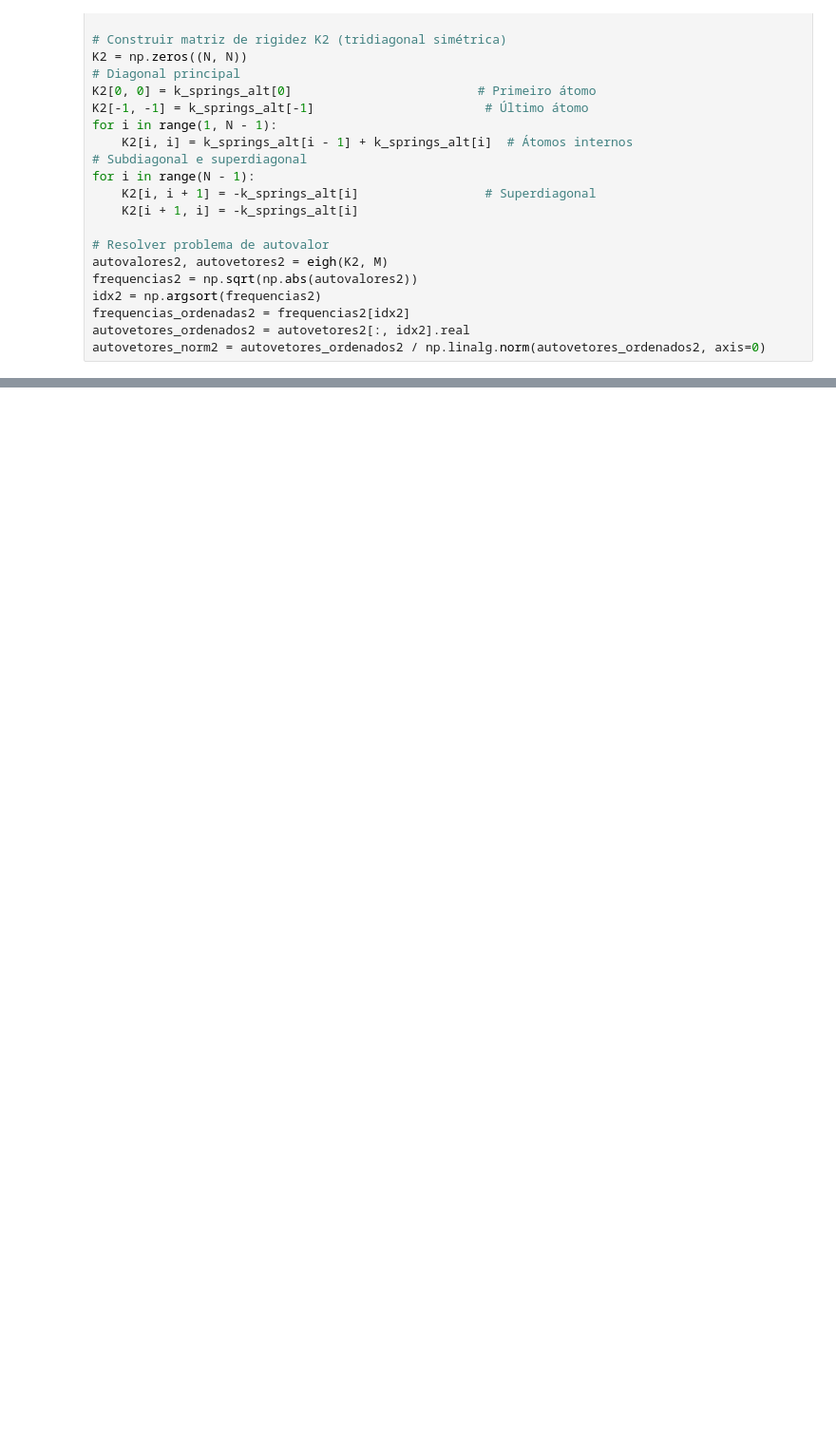
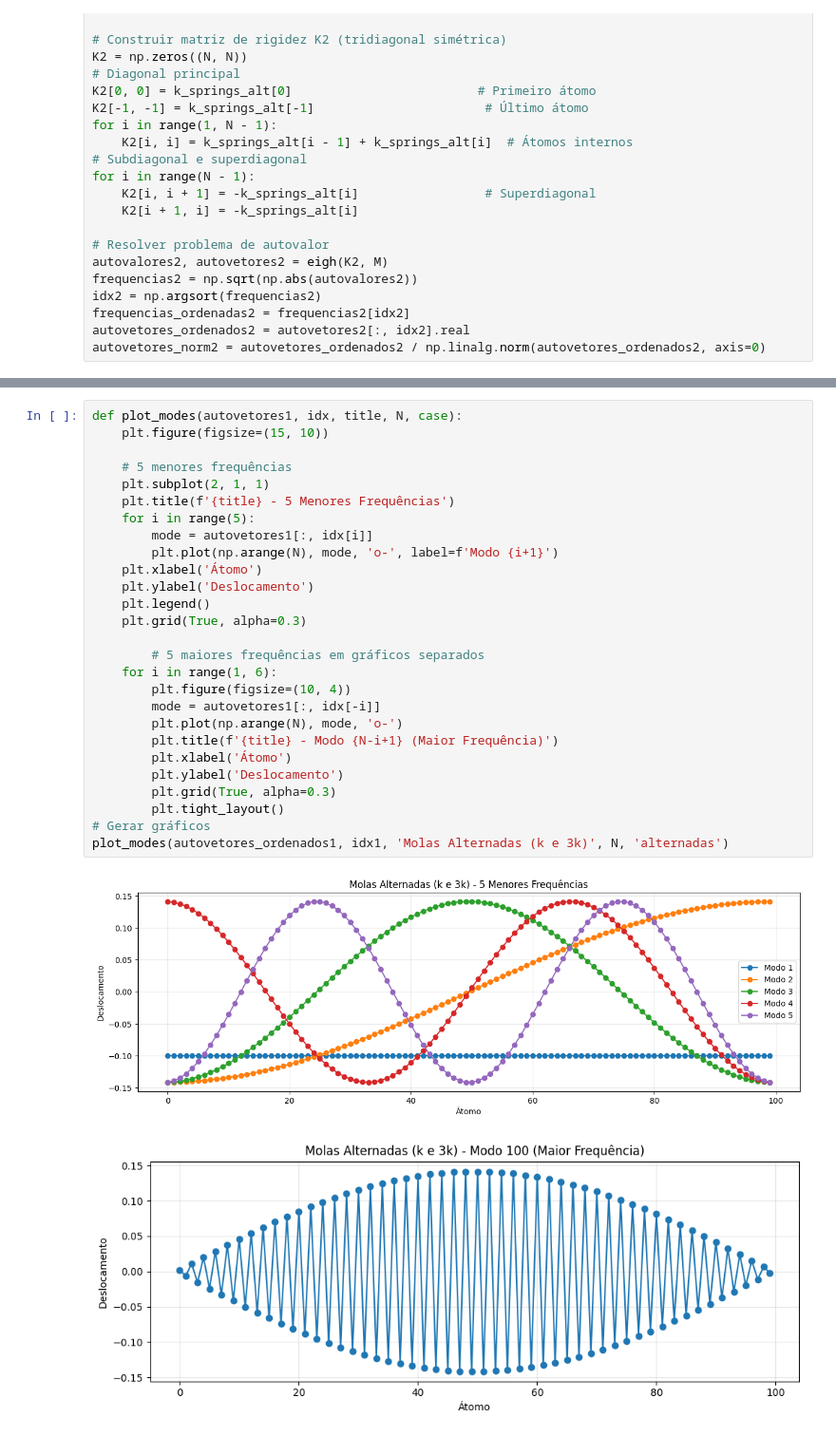
Before and after one commit to pimazzo/AV5, a Jupyter notebook: AV5.ipynb, the cells around one changed output, grey strips where cells are left out. Shown at 95% size. Saved outputs shown, nothing was run; the diff lists cells and outputs as text; blank space fills up the shorter version.

```diff
--- a/AV5.ipynb
+++ b/AV5.ipynb
@@ -111,0 +124,30 @@ plot_modes(autovetores2, idx2, 'Molas Alternadas (k e 3k)', N, 'alternadas')
+# %%
+def plot_modes(autovetores1, idx, title, N, case):
+    plt.figure(figsize=(15, 10))
+
+    # 5 menores frequências
+    plt.subplot(2, 1, 1)
+    plt.title(f'{title} - 5 Menores Frequências')
+    for i in range(5):
+        mode = autovetores1[:, idx[i]]
+        plt.plot(np.arange(N), mode, 'o-', label=f'Modo {i+1}')
+    plt.xlabel('Átomo')
+    plt.ylabel('Deslocamento')
+    plt.legend()
+    plt.grid(True, alpha=0.3)
+
+        # 5 maiores frequências em gráficos separados
+    for i in range(1, 6):
+        plt.figure(figsize=(10, 4))
+        mode = autovetores1[:, idx[-i]]
+        plt.plot(np.arange(N), mode, 'o-')
+        plt.title(f'{title} - Modo {N-i+1} (Maior Frequência)')
+        plt.xlabel('Átomo')
+        plt.ylabel('Deslocamento')
+        plt.grid(True, alpha=0.3)
+        plt.tight_layout()
+# Gerar gráficos
+plot_modes(autovetores_ordenados1, idx1, 'Molas Alternadas (k e 3k)', N, 'alternadas')
+# %% [output]
+[figure, added]
+[figure, added]
```
Also changed, not shown: parts of 6 cells of this notebook, 4 other files.
